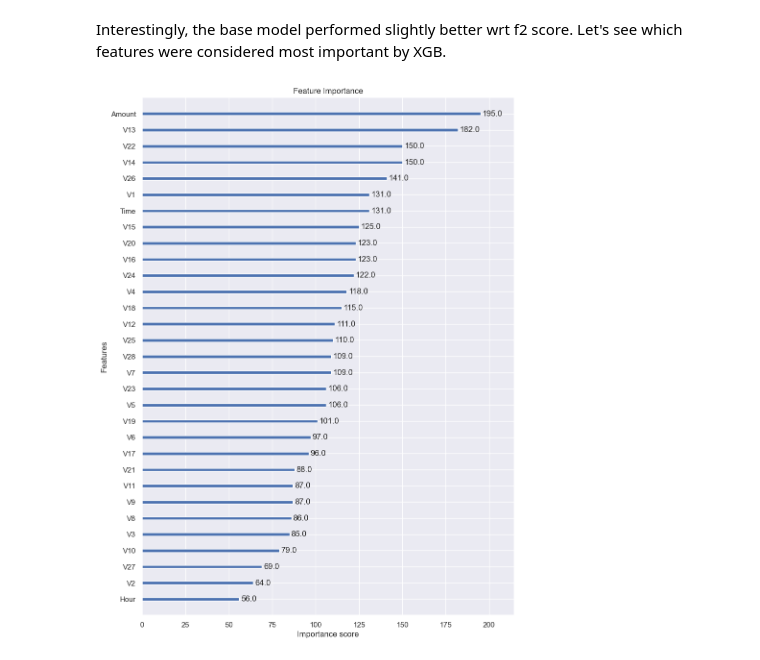
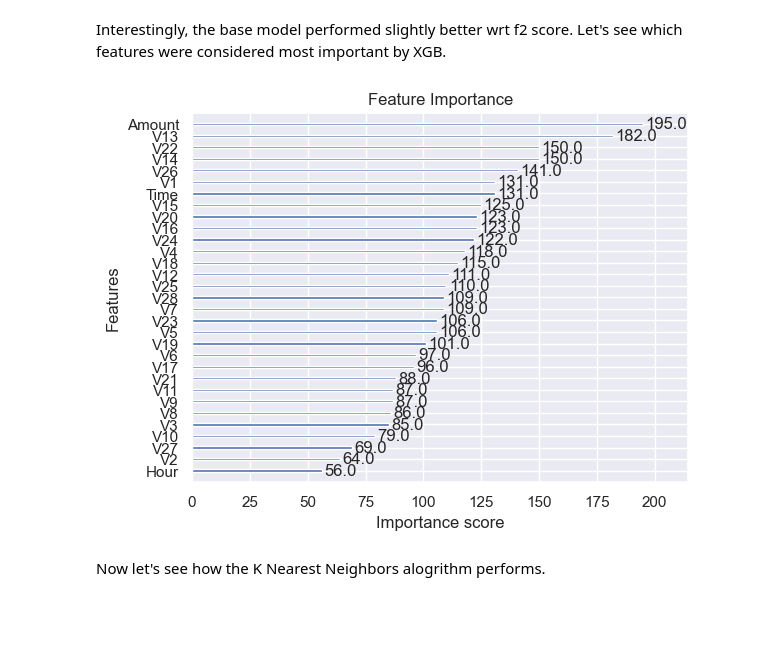
Before and after one commit to anchorelement/cc-fraud-detection, a Jupyter notebook: main.ipynb, the cells around one changed output. Saved outputs shown, nothing was run; the diff lists cells and outputs as text; code cells hidden in the pictures; blank space fills up the shorter version.

```diff
--- a/main.ipynb
+++ b/main.ipynb
@@ -357,9 +380,9 @@ f2 score = 0.846
 # %% [markdown]
 Interestingly, the base model performed slightly better wrt f2 score.  Let's see which features were considered most important by XGB.
 # %%
-plt.rcParams["figure.figsize"] = (10, 14)
 plot_importance(base_xgb, title="Feature Importance")
 plt.show()
-plt.rcParams.update(plt.rcParamsDefault)
 # %% [output]
-[figure, old version]
+[figure, new version]
+# %% [markdown]
+Now let's see how the K Nearest Neighbors alogrithm performs.
```
Also changed, not shown: parts of 8 cells of this notebook.
